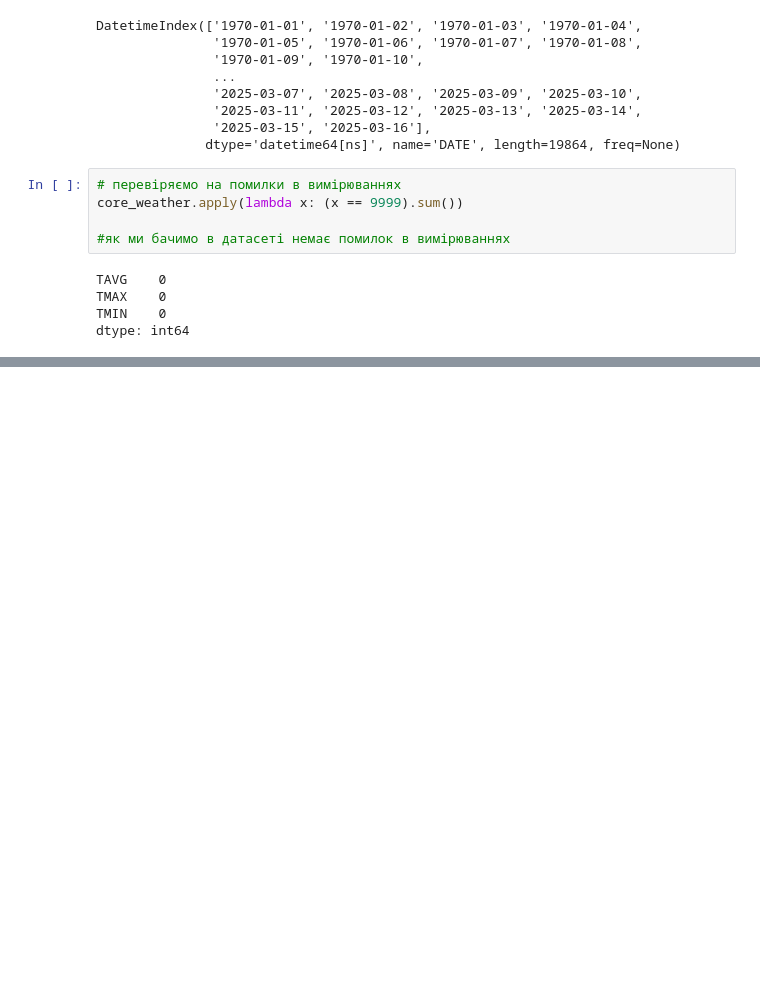
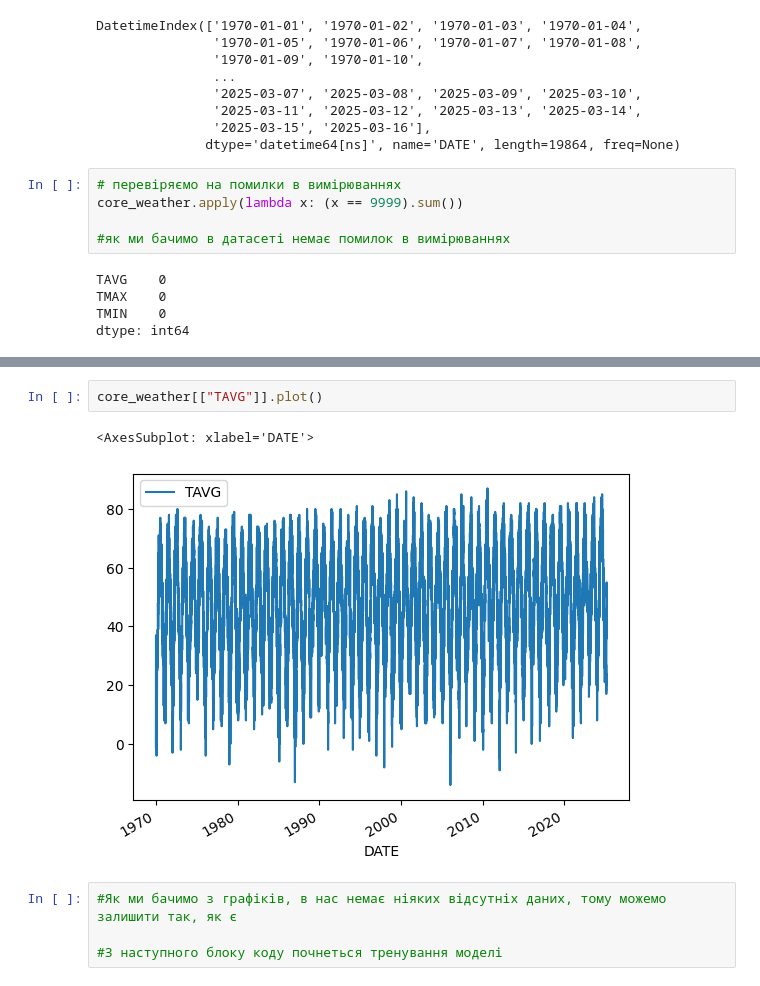
Before and after one commit to njnjfnj/Weather_predicter_backend, a Jupyter notebook: weather-ml/app/models/train.ipynb, the cells around one changed output, grey strips where cells are left out. Saved outputs shown, nothing was run; the diff lists cells and outputs as text; blank space fills up the shorter version.

```diff
--- a/weather-ml/app/models/train.ipynb
+++ b/weather-ml/app/models/train.ipynb
@@ -121,0 +128,9 @@ dtype: int64
+# %%
+core_weather[["TAVG"]].plot()
+# %% [output]
+<AxesSubplot: xlabel='DATE'>
+[figure, added]
+# %%
+#Як ми бачимо з графіків, в нас немає ніяких відсутніх даних, тому можемо залишити так, як є
+
+#З наступного блоку коду почнеться тренування моделі
```
Also changed, not shown: parts of 11 cells of this notebook.
